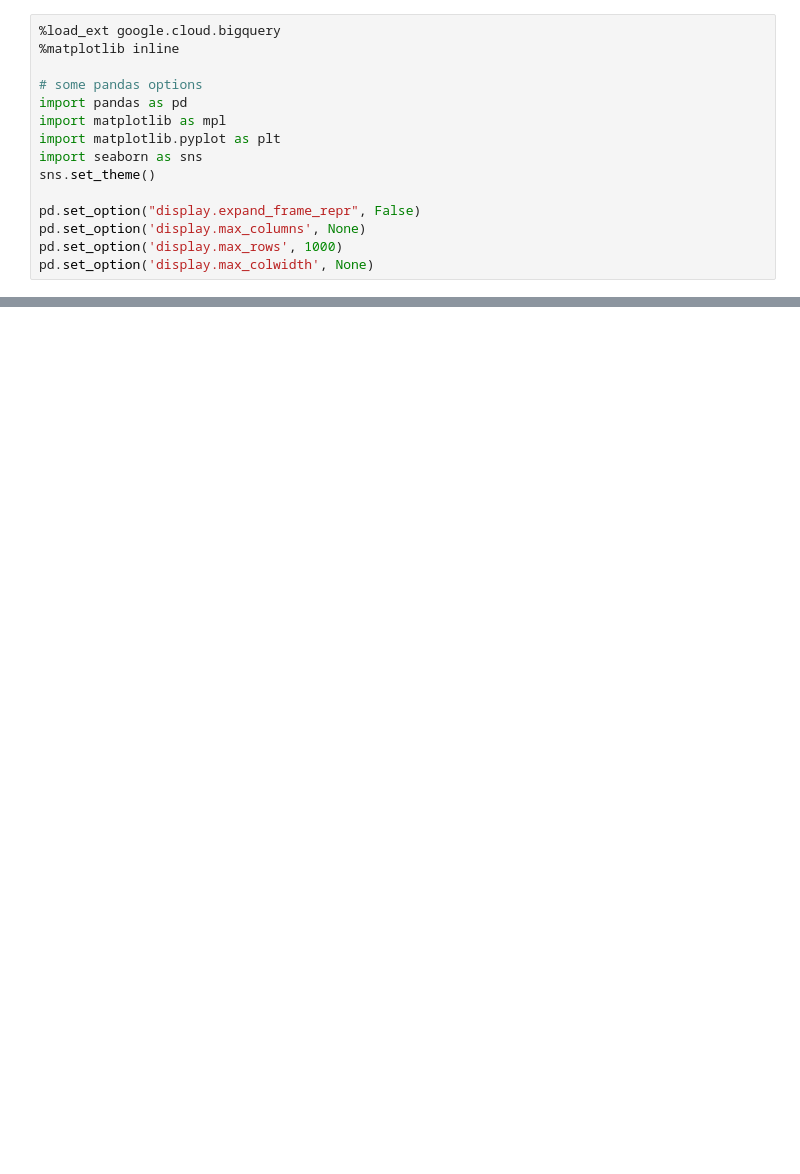
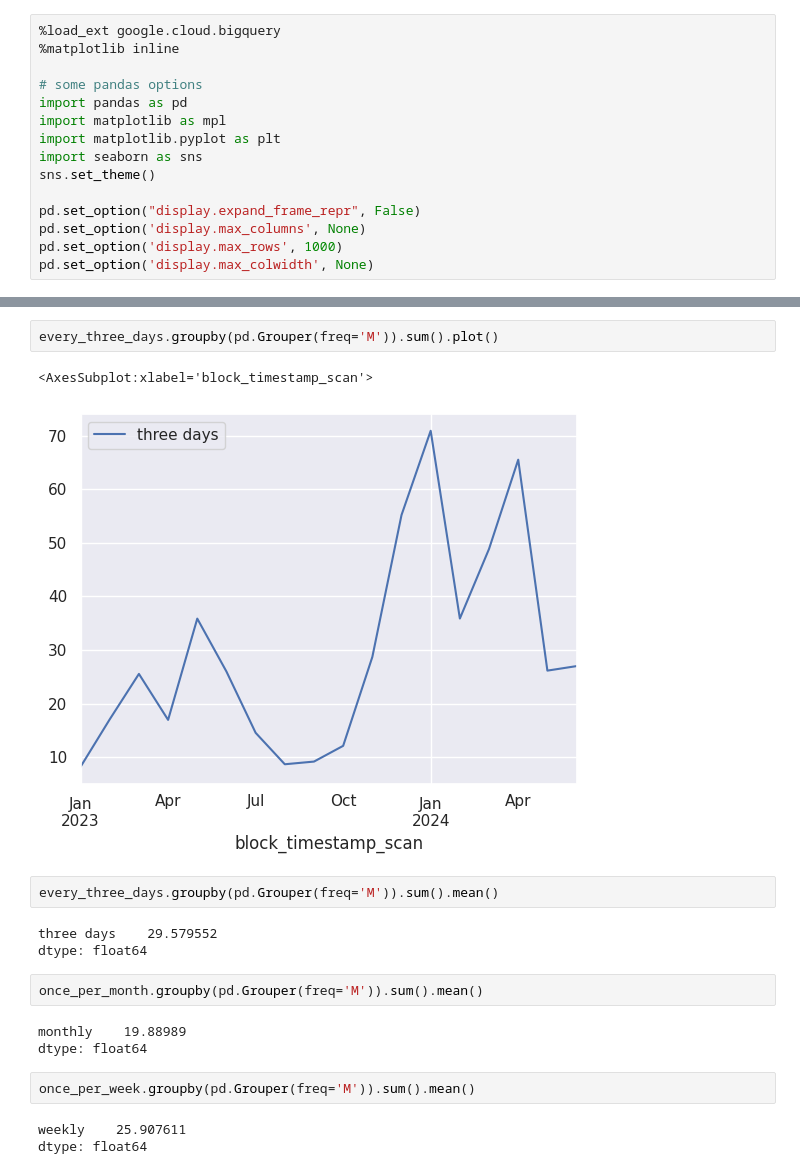
Before and after one commit to josibake/bitcoin-data-analysis, a Jupyter notebook: notebooks/silent-payments-light-client-data.ipynb, the cells around one changed output, grey strips where cells are left out. Drawn from its saved outputs; the diff is of its cells as text; blank space fills up the shorter version.

```diff
--- a/notebooks/silent-payments-light-client-data.ipynb
+++ b/notebooks/silent-payments-light-client-data.ipynb
@@ -148,0 +172,20 @@ Text(0.5, 1.0, 'Scan data downloaded (MBs per month)')
+# %%
+every_three_days.groupby(pd.Grouper(freq='M')).sum().plot()
+# %% [output]
+<AxesSubplot:xlabel='block_timestamp_scan'>
+[figure, added]
+# %%
+every_three_days.groupby(pd.Grouper(freq='M')).sum().mean()
+# %% [output]
+three days    29.579552
+dtype: float64
+# %%
+once_per_month.groupby(pd.Grouper(freq='M')).sum().mean()
+# %% [output]
+monthly    19.88989
+dtype: float64
+# %%
+once_per_week.groupby(pd.Grouper(freq='M')).sum().mean()
+# %% [output]
+weekly    25.907611
+dtype: float64
```
Also changed, not shown: parts of 18 cells of this notebook.
